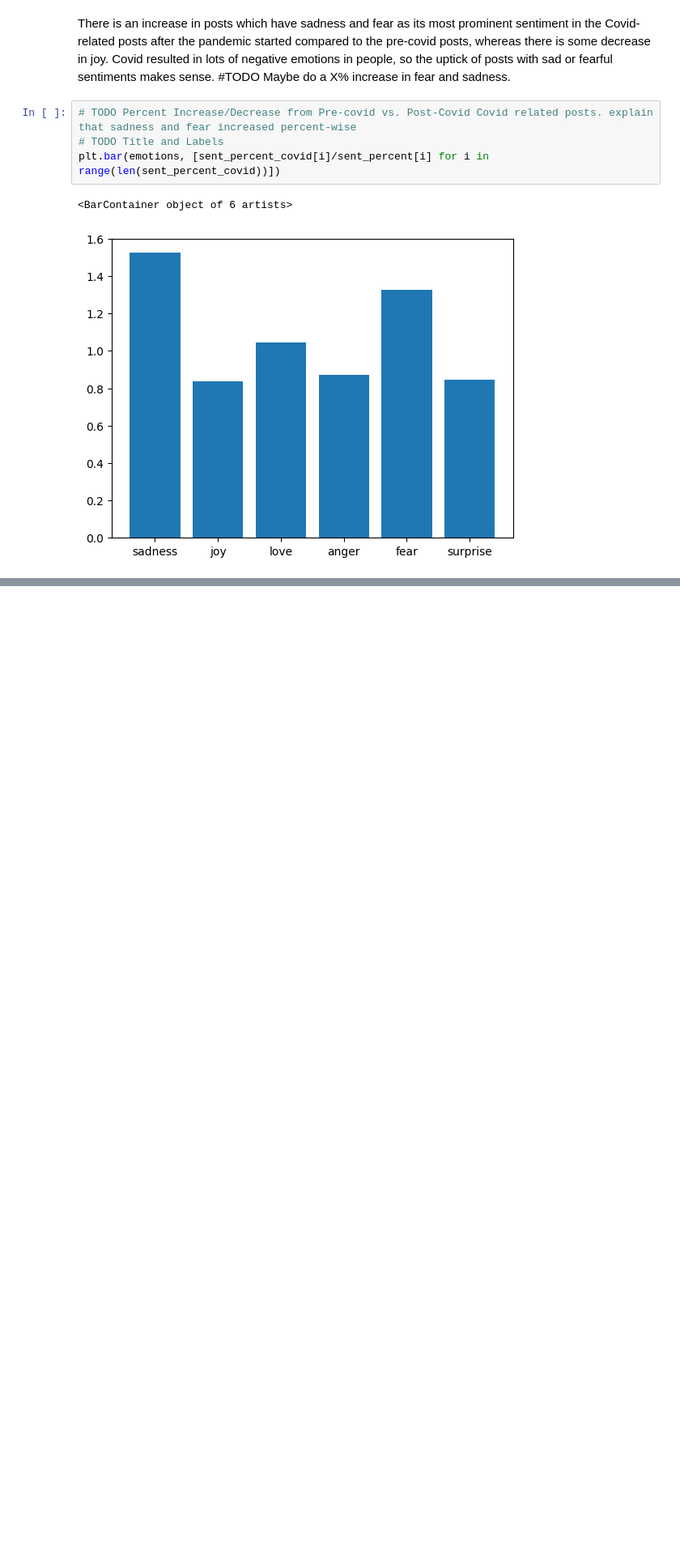
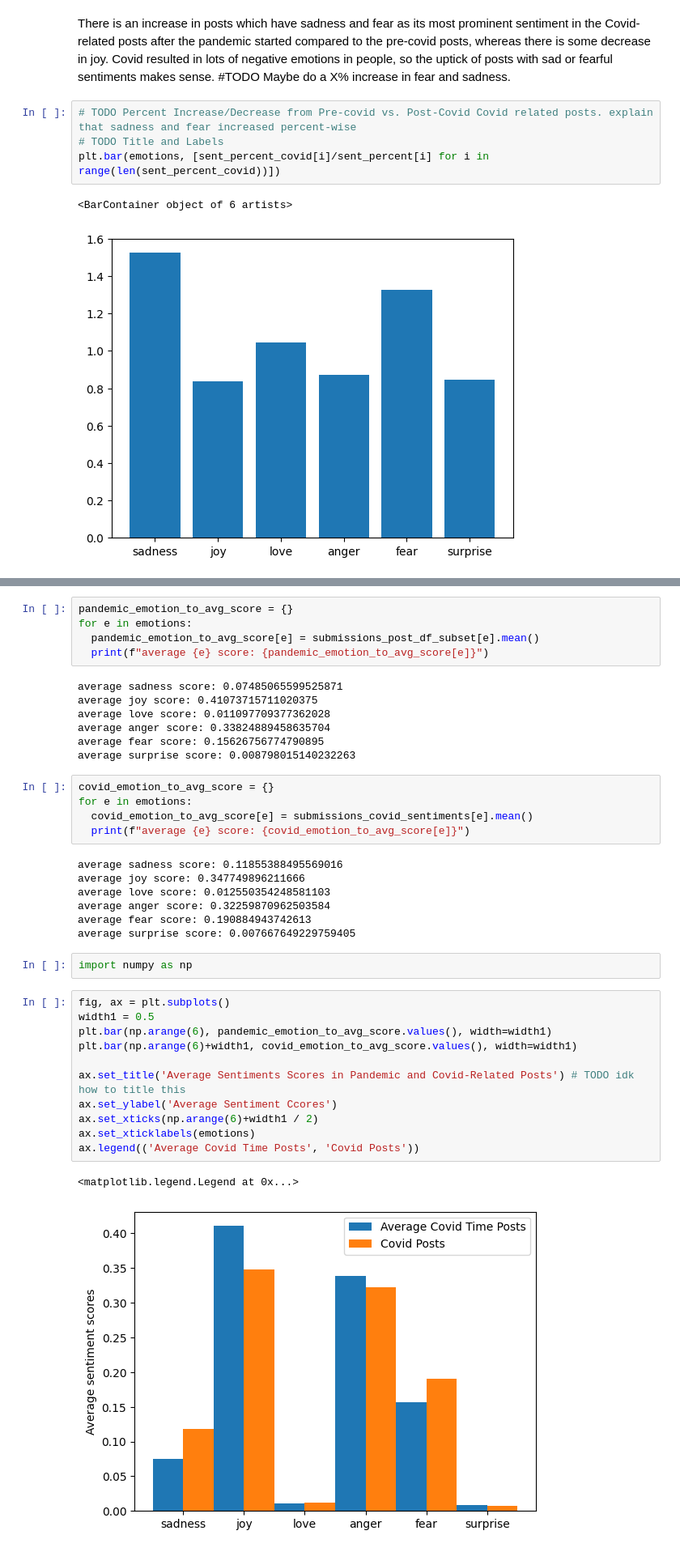
Before and after one commit to avaove/d25-project, a Jupyter notebook: d25-proj.ipynb, the cells around one changed output, grey strips where cells are left out. Shown at 81% size. Cells and saved outputs as stored; diff of their text form; blank space fills up the shorter version.

Commit message:
avg pandemic time sentiments

```diff
--- a/d25-proj.ipynb
+++ b/d25-proj.ipynb
@@ -387,0 +392,40 @@ plt.bar(emotions, [sent_percent_covid[i]/sent_percent[i] for i in range(len(sent
+# %%
+pandemic_emotion_to_avg_score = {}
+for e in emotions:
+  pandemic_emotion_to_avg_score[e] = submissions_post_df_subset[e].mean()
+  print(f"average {e} score: {pandemic_emotion_to_avg_score[e]}")
+# %% [output]
+average sadness score: 0.07485065599525871
+average joy score: 0.41073715711020375
+average love score: 0.011097709377362028
+average anger score: 0.33824889458635704
+average fear score: 0.15626756774790895
+average surprise score: 0.008798015140232263
+# %%
+covid_emotion_to_avg_score = {}
+for e in emotions:
+  covid_emotion_to_avg_score[e] = submissions_covid_sentiments[e].mean()
+  print(f"average {e} score: {covid_emotion_to_avg_score[e]}")
+# %% [output]
+average sadness score: 0.11855388495569016
+average joy score: 0.347749896211666
+average love score: 0.012550354248581103
+average anger score: 0.32259870962503584
+average fear score: 0.190884943742613
+average surprise score: 0.007667649229759405
+# %%
+import numpy as np
+# %%
+fig, ax = plt.subplots()
+width1 = 0.5
+plt.bar(np.arange(6), pandemic_emotion_to_avg_score.values(), width=width1)
+plt.bar(np.arange(6)+width1, covid_emotion_to_avg_score.values(), width=width1)
+
+ax.set_title('Average Sentiments Scores in Pandemic and Covid-Related Posts') # TODO idk how to title this
+ax.set_ylabel('Average Sentiment Ccores')
+ax.set_xticks(np.arange(6)+width1 / 2)
+ax.set_xticklabels(emotions)
+ax.legend(('Average Covid Time Posts', 'Covid Posts'))
+# %% [output]
+<matplotlib.legend.Legend at 0x...>
+[figure, added]
```
Also changed, not shown: parts of 3 cells of this notebook.
